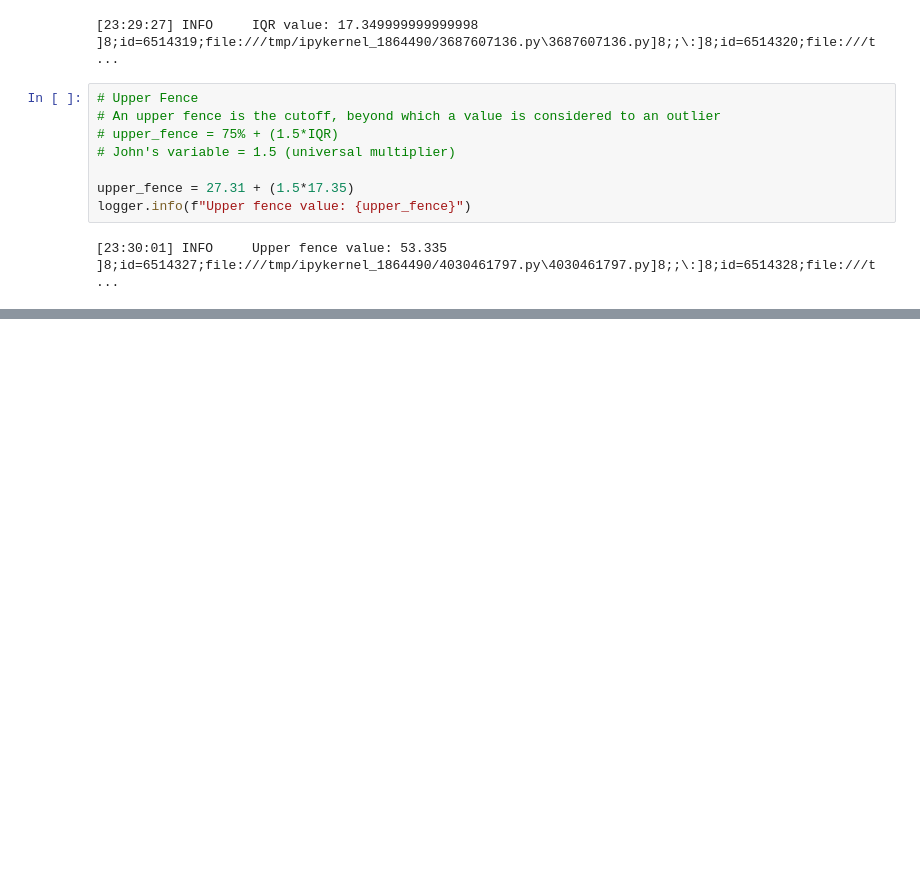
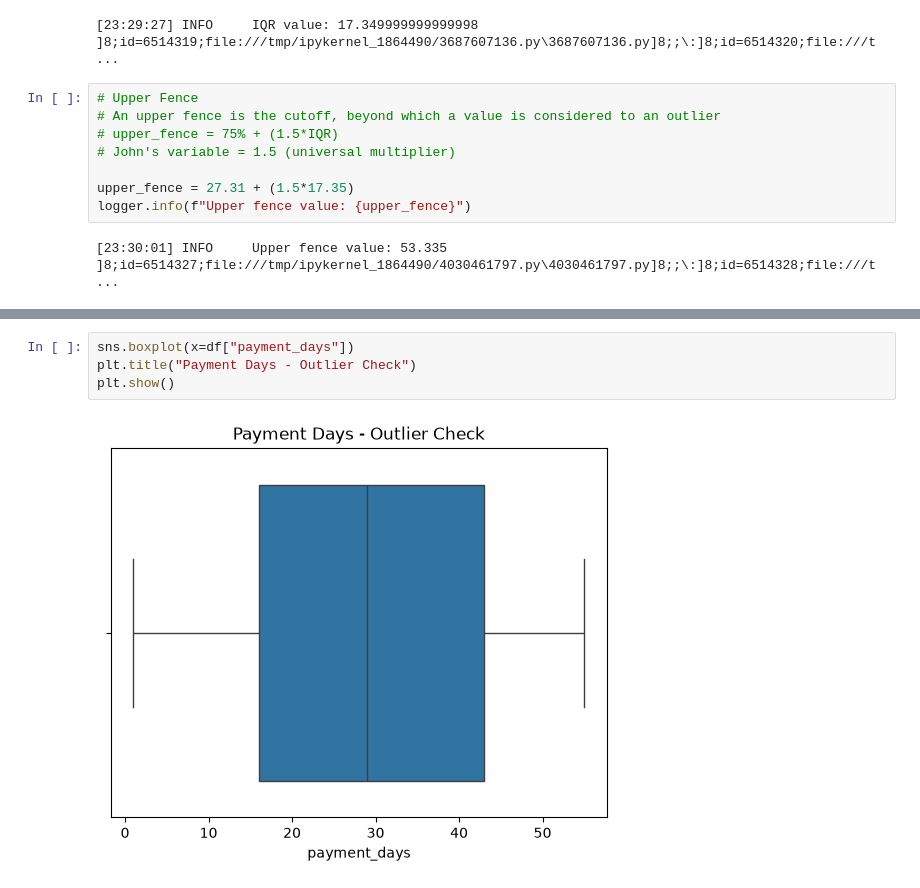
Before and after one commit to bjmashele/health-analytics, a Jupyter notebook: eda_to_mlflow.ipynb, the cells around one changed output, grey strips where cells are left out. Cells and saved outputs as stored; diff of their text form; blank space fills up the shorter version.

```diff
--- a/eda_to_mlflow.ipynb
+++ b/eda_to_mlflow.ipynb
@@ -747,0 +768,6 @@ logger.info(f"Upper fence value: {upper_fence}")
+# %%
+sns.boxplot(x=df["payment_days"])
+plt.title("Payment Days - Outlier Check")
+plt.show()
+# %% [output]
+[figure, added]
```
Also changed, not shown: parts of 4 cells of this notebook.
